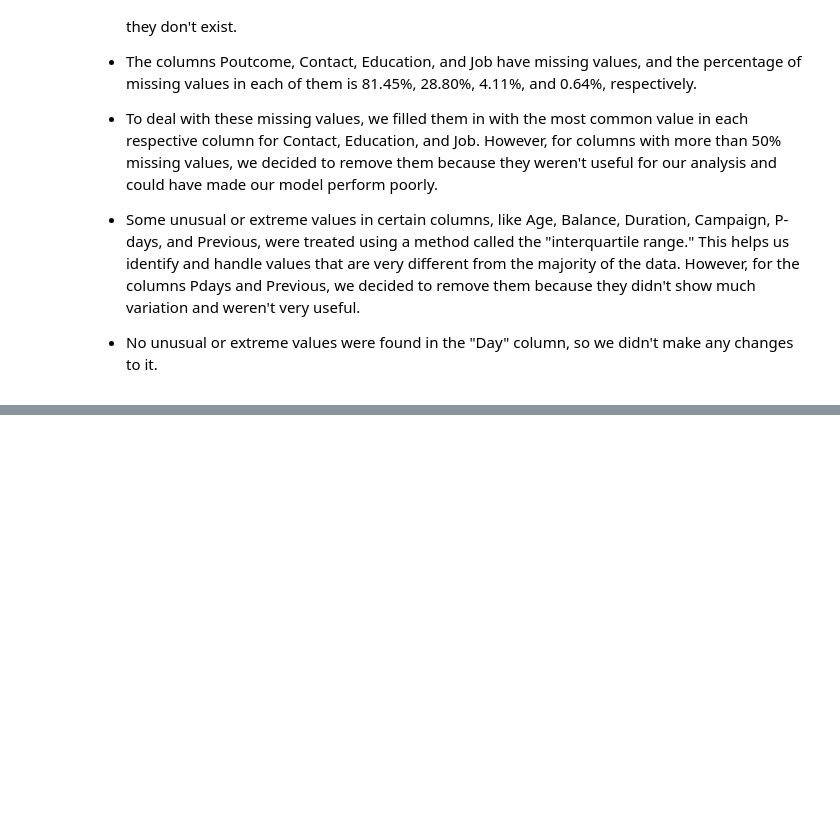
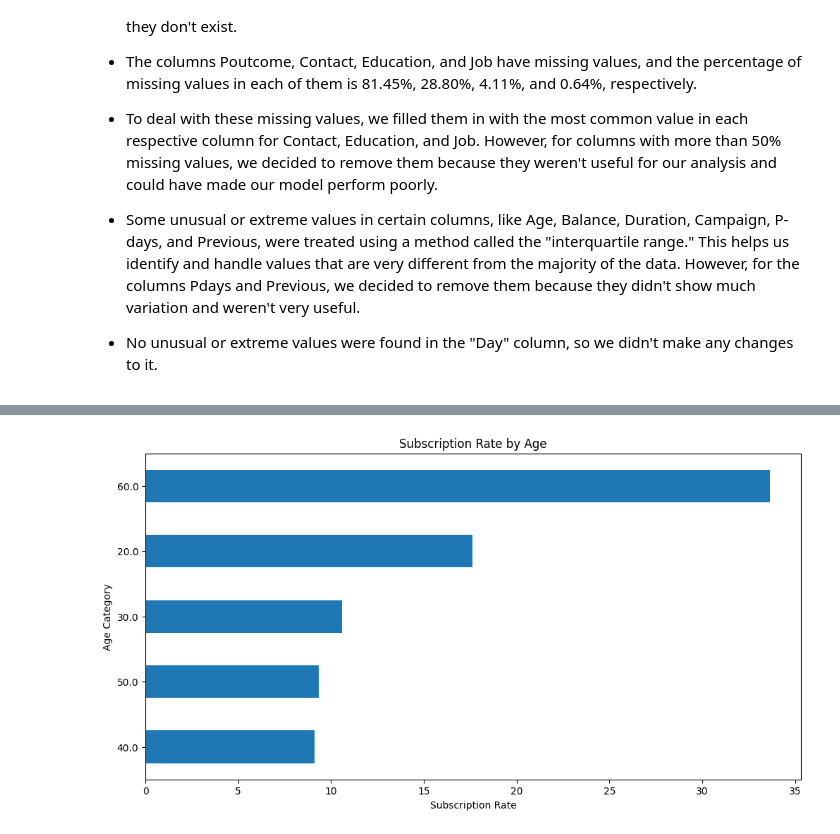
Before and after one commit to swapnalishamrao/Supervised_ML_Classification_Project_2, a Jupyter notebook: Supervised_ML_Classification_Project_2.ipynb, the cells around one changed output, grey strips where cells are left out. Cells and saved outputs as stored; diff of their text form; code cells hidden in the pictures; blank space fills up the shorter version.

```diff
--- a/Supervised_ML_Classification_Project_2.ipynb
+++ b/Supervised_ML_Classification_Project_2.ipynb
@@ -658,0 +700,21 @@ ________________________________________________________________________________
+# %%
+age_response_pct = pd.crosstab(df['y'],df['age_group']).apply(lambda x: x/x.sum() * 100)
+age_response_pct = age_response_pct.transpose()
+# %%
+age = age_response_pct['yes'].sort_values(ascending = True).plot(kind ='barh',
+                                                                           figsize = (12,6))
+
+plt.title('Subscription Rate by Age')
+plt.xlabel('Subscription Rate')
+plt.ylabel('Age Category')
+
+# Label each bar
+for rec, label in zip(job.patches,
+                      job_response_pct['yes'].sort_values(ascending = True).round(1).astype(str)):
+    job.text(rec.get_width()+0.8,
+                  rec.get_y()+ rec.get_height()-0.5,
+                  label+'%',
+                  ha = 'center',
+                  va='bottom')
+# %% [output]
+[figure, added]
```
Also changed, not shown: parts of 33 cells of this notebook.
